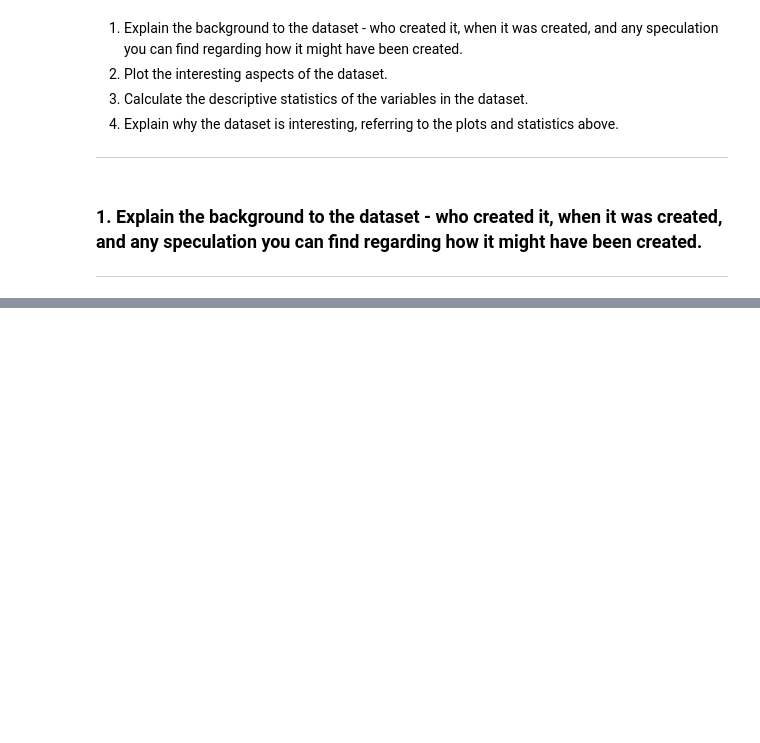
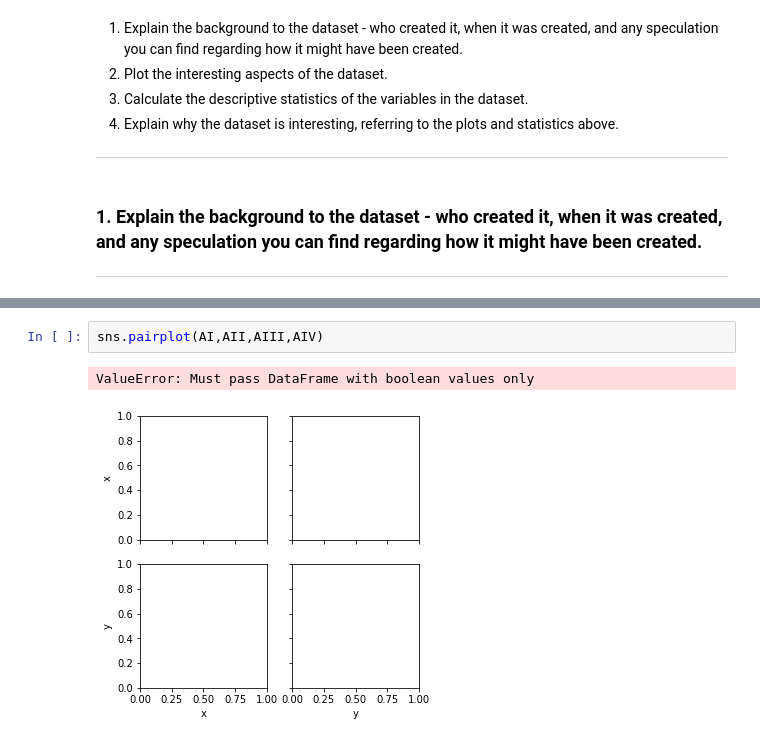
Before and after one commit to pjmeehan/FDA-Practical-Assignments, a Jupyter notebook: fda practical assignment 1.ipynb, the cells around one changed output, grey strips where cells are left out. Cells and saved outputs as stored; diff of their text form; blank space fills up the shorter version.

```diff
--- a/fda practical assignment 1.ipynb
+++ b/fda practical assignment 1.ipynb
@@ -36,0 +44,5 @@ AnscombeIV = pd.read_csv("AnscombeIV.csv")
+# %%
+sns.pairplot(AI,AII,AIII,AIV)
+# %% [output]
+ValueError: Must pass DataFrame with boolean values only
+[figure, added]
```
Also changed, not shown: parts of 10 cells of this notebook, 3 other files.
